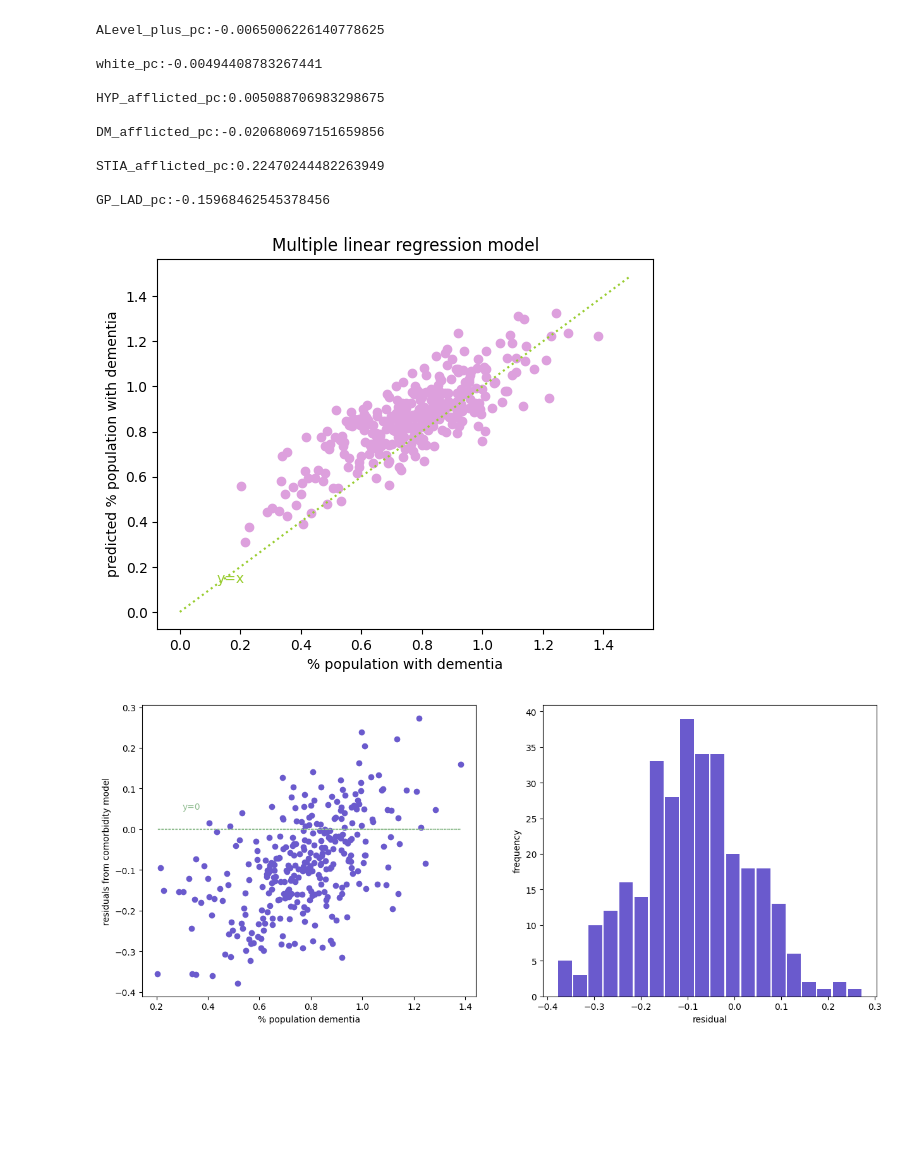
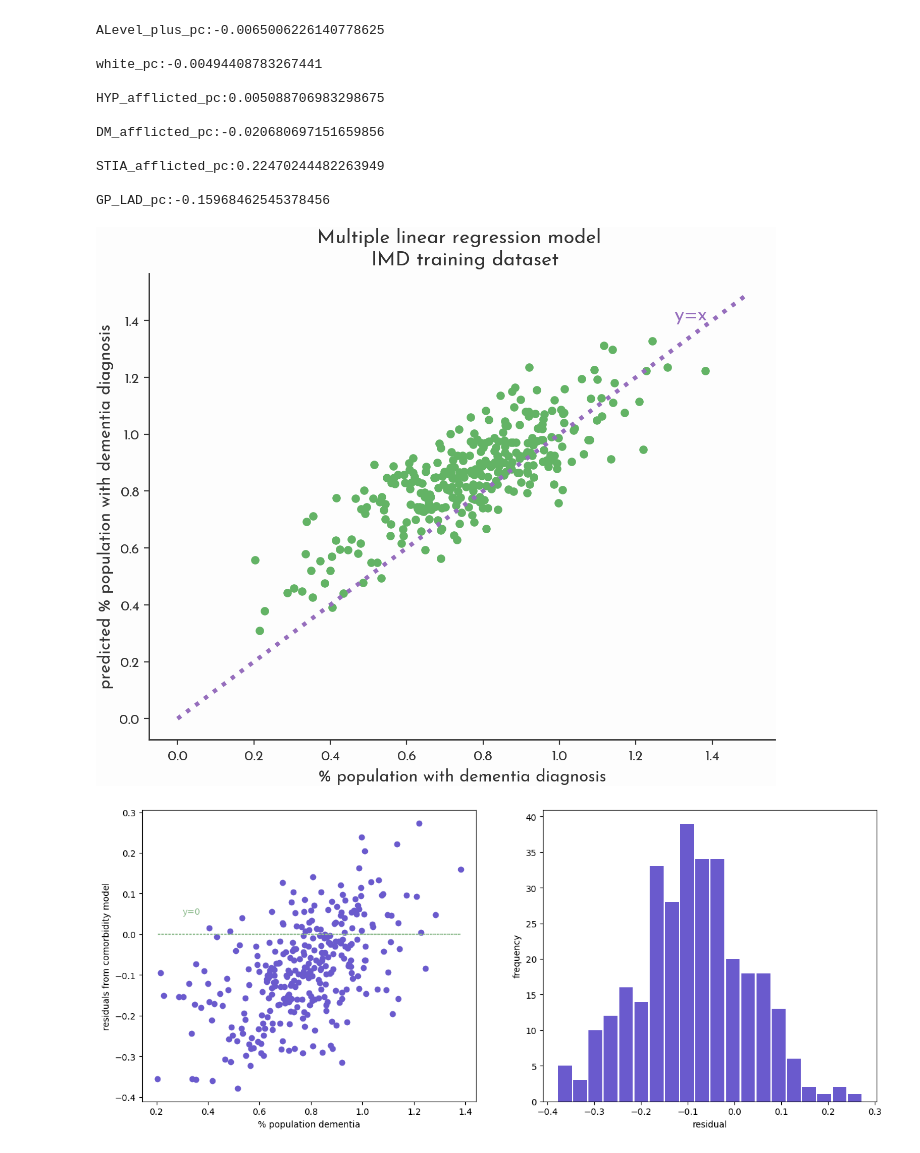
Before and after one commit to Bea-Taylor/DifDem_inequalities, a Jupyter notebook: nbs/core/04b_regression_model_trained_IMD.ipynb, the cells around one changed output. Saved outputs shown, nothing was run; the diff lists cells and outputs as text; code cells hidden in the pictures; blank space fills up the shorter version.

```diff
--- a/nbs/core/04b_regression_model_trained_IMD.ipynb
+++ b/nbs/core/04b_regression_model_trained_IMD.ipynb
@@ -34,0 +35,15 @@ import scipy.stats as st
+# %%
+# Define the font path and style path
+FONT_PATH = const.raw_data_path + '/JosefinSans-Regular.ttf'
+STYLEPATH = const.raw_data_path + '/autonomy_white.mplstyle'
+
+# Add the font to the font manager
+fm.fontManager.addfont(FONT_PATH)
+
+# Set the font family for matplotlib to use
+plt.rcParams['font.family'] = 'Josefin Sans'
+plt.style.use(STYLEPATH)
+
+# Inform the user that the font was set
+print("Josefin Sans font set for Matplotlib.")
+print("mplstyle activated.")
@@ -164,16 +182,19 @@ GP_LAD_pc:-0.15968462545378456
 # %%
 # comparison between true diagnosis value, and the value predicted by the multiple linear regression model
 
-plt.plot(np.arange(0, 1.5, 0.01), np.arange(0, 1.5, 0.01), ':', color='yellowgreen')
-plt.scatter(y_test_all, y_pred_all, color='plum')
-plt.xlabel('% population with dementia')
-plt.ylabel('predicted % population with dementia')
-plt.title('Multiple linear regression model')
-plt.text(0.12, 0.13, r'y=x', fontsize=10, color='yellowgreen')
-#plt.text(0.2, 0.12, r'potential underdiagnosis', fontsize=10)
+plt.figure(figsize=(8,6), dpi=200)
+plt.plot(np.arange(0, 1.5, 0.01), np.arange(0, 1.5, 0.01), ':', color='xkcd:deep lilac')
+plt.scatter(y_test_all, y_pred_all, color='xkcd:boring green')
+plt.xlabel('% population with dementia diagnosis', fontsize=12)
+plt.ylabel('predicted % population with dementia diagnosis', fontsize=12)
+plt.xticks(fontsize=10)
+plt.yticks(fontsize=10)
+plt.title('Multiple linear regression model \n IMD training dataset', fontsize=14)
+plt.text(1.3, 1.4, r'y=x', fontsize=14, color='xkcd:deep lilac')
+plt.savefig(const.figs_path+'/IMD_linear_reg_scatter_plt.png')
 plt.show()
 # %% [output]
-[figure, old version]
+[figure, new version]
 # %%
 plt.subplots(nrows=1, ncols= 2, figsize = (15,6))
 
```
Also changed, not shown: parts of 6 cells of this notebook, 21 other files.
